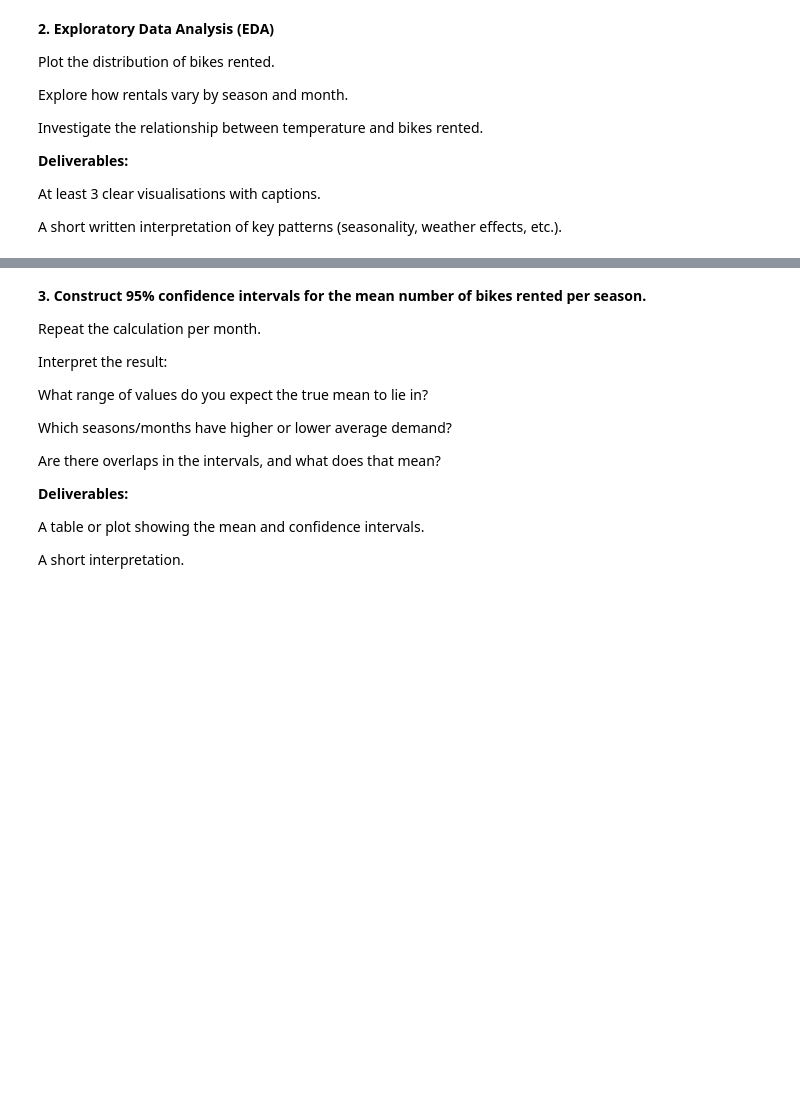
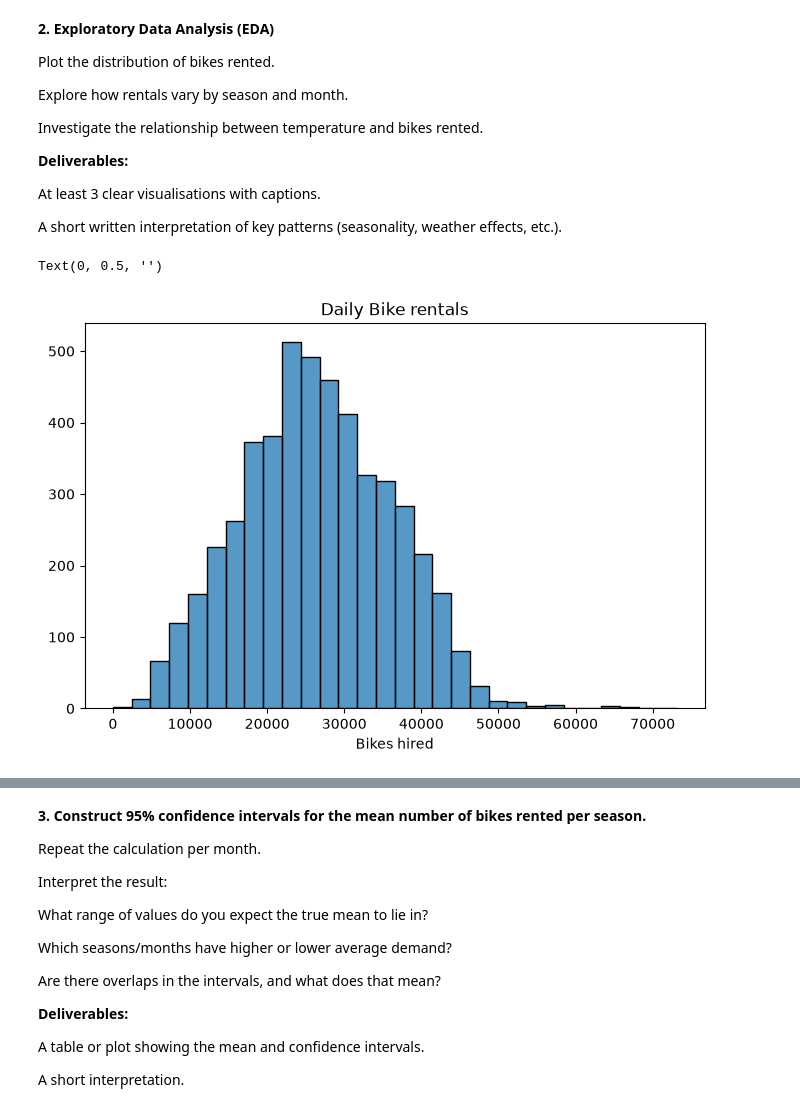
Before and after one commit to vidhyamini/Analytics-coding-Python, a Jupyter notebook: Session_3/Group_Project.ipynb, the cells around one changed output, grey strips where cells are left out. Cells and saved outputs as stored; diff of their text form; code cells hidden in the pictures; blank space fills up the shorter version.

```diff
--- a/Session_3/Group_Project.ipynb
+++ b/Session_3/Group_Project.ipynb
@@ -50,3 +44,33 @@ Convert categorical variables (e.g., season, weather) to appropriate categories
 Ensure numeric columns (e.g., bikes rented, temperature) are in the right format.
 # %%
 ## Your code goes here
+# Convert date to datetime
+bikes["date"] = pd.to_datetime(bikes["date"])
+
+# Create useful date variables
+bikes["year"] = bikes["date"].dt.year
+bikes["month"] = bikes["date"].dt.month
+bikes["month_name"] = bikes["date"].dt.month_name()
+bikes["day"] = bikes["date"].dt.day
+bikes["day_of_week"] = bikes["date"].dt.day_name()
+
+# Create season
+bikes["season"] = np.select(
+    [
+        bikes["month"].isin([12, 1, 2]),
+        bikes["month"].isin([3, 4, 5]),
+        bikes["month"].isin([6, 7, 8]),
+        bikes["month"].isin([9, 10, 11])
+    ],
+    ["Winter", "Spring", "Summer", "Autumn"],
+    default="Unknown"
+)
+
+season_order = ["Winter", "Spring", "Summer", "Autumn"]
+bikes["season"] = pd.Categorical(
+    bikes["season"],
+    categories=season_order,
+    ordered=True
+)
+
+bikes.head()
@@ -65,4 +97,16 @@ At least 3 clear visualisations with captions.
 
 A short written interpretation of key patterns (seasonality, weather effects, etc.).
 # %%
-## Your code goes here
+## Distribution of bikes rented
+plt.figure(figsize=(8,5))
+
+sns.histplot(data=bikes,
+x="bikes_hired",
+bins=30
+             )
+plt.title("Daily Bike rentals")
+plt.xlabel("Bikes hired")
+plt.ylabel("")
+# %% [output]
+Text(0, 0.5, '')
+[figure, added]
```
Also changed, not shown: parts of 6 cells of this notebook.
